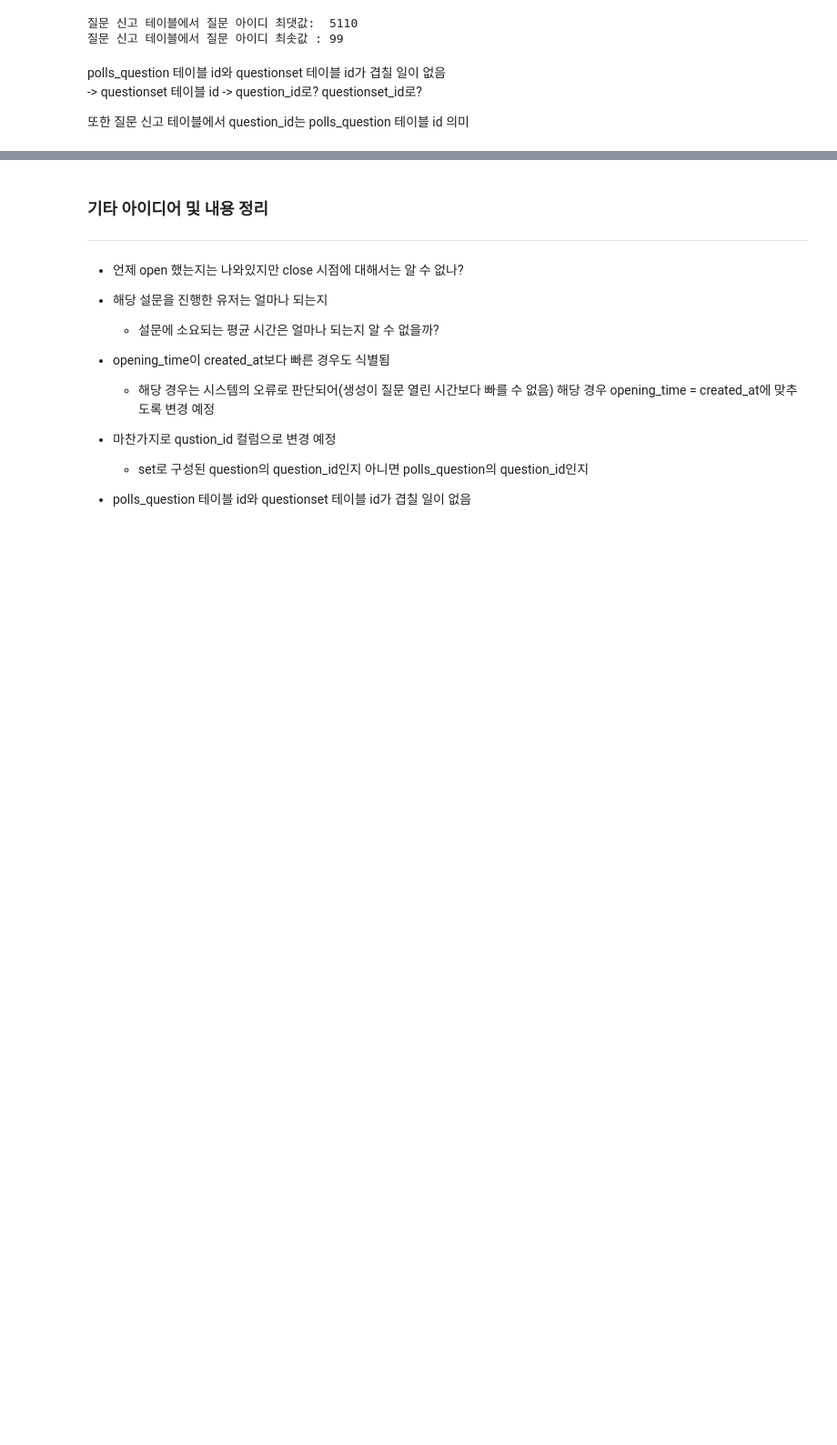
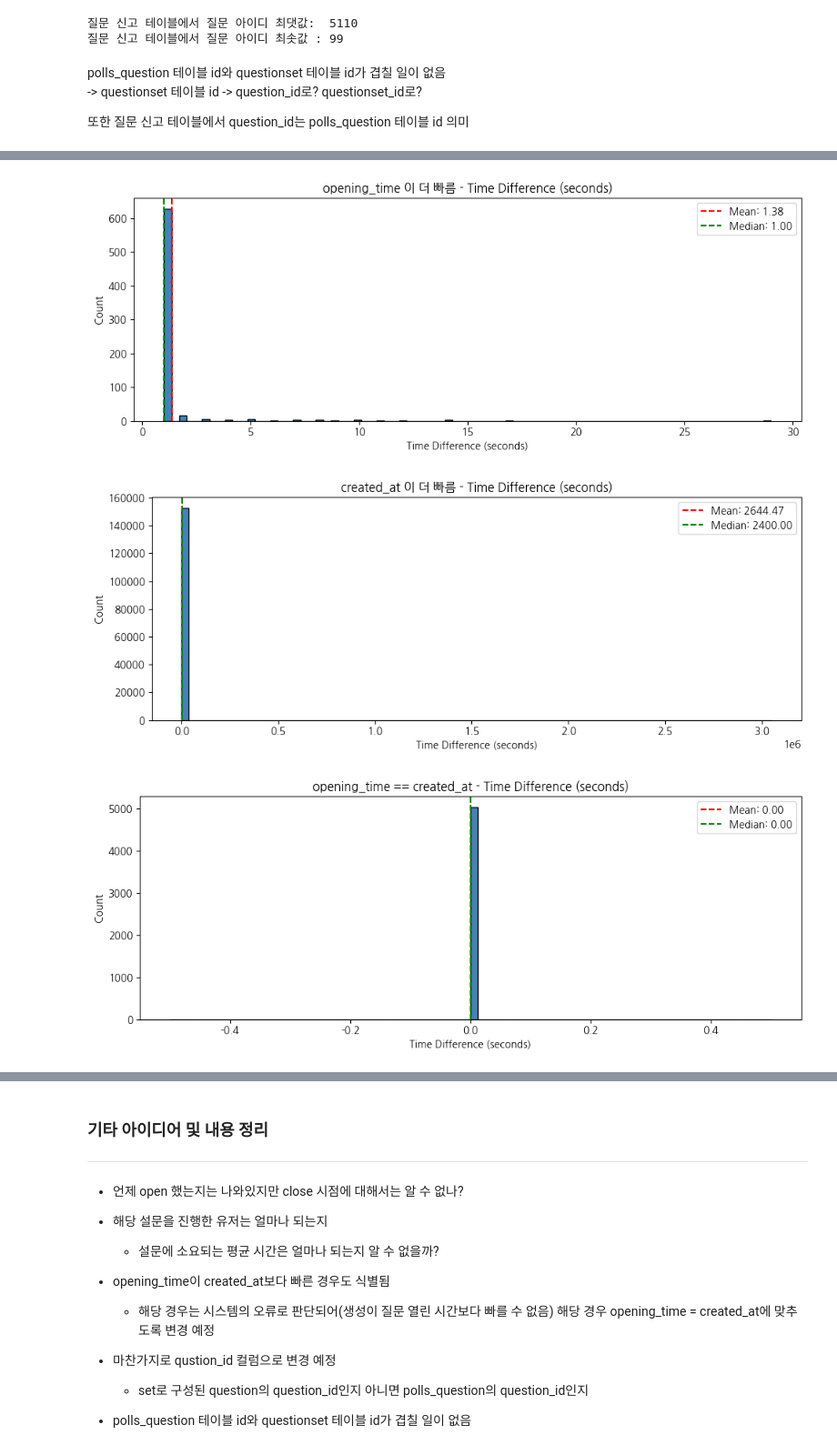
Before and after one commit to seung127/codeit_project, a Jupyter notebook: codeit-project-docker/사전작업_진행중.ipynb, the cells around one changed output, grey strips where cells are left out. Shown at 91% size. Saved outputs shown, nothing was run; the diff lists cells and outputs as text; code cells hidden in the pictures; blank space fills up the shorter version.

```diff
--- a/codeit-project-docker/사전작업_진행중.ipynb
+++ b/codeit-project-docker/사전작업_진행중.ipynb
@@ -1997,0 +2025,32 @@ polls_question 테이블 id와 questionset 테이블 id가 겹칠 일이 없음
+# %%
+# 사본 생성 및 time_diff 계산
+open_is_fast = open_is_fast.copy()
+create_is_fast = create_is_fast.copy()
+df_polls_questionset = df_polls_questionset.copy()
+
+open_is_fast["time_diff"] = open_is_fast["created_at"] - open_is_fast["opening_time"]
+create_is_fast["time_diff"] = create_is_fast["opening_time"] - create_is_fast["created_at"]
+df_polls_questionset["time_diff"] = df_polls_questionset["opening_time"] - df_polls_questionset["created_at"]
+
+# created_at == opening_time인 경우 필터링 + time_diff 추가
+same_open_create = df_polls_questionset[df_polls_questionset["time_diff"] == pd.to_timedelta(0)].copy()
+same_open_create["time_diff"] = pd.to_timedelta(0)
+
+# 결과 출력
+print(f'''
+opening_time이 더 빠른 경우 :
+time_diff 의 평균 : {open_is_fast["time_diff"].mean()}
+time_diff 의 중앙값 : {open_is_fast["time_diff"].median()}
+
+created_at이 더 빠른 경우 :
+time_diff 의 평균 : {create_is_fast["time_diff"].mean()}
+time_diff 의 중앙값 : {create_is_fast["time_diff"].median()}
+
+opening_time과 created_at이 같은 경우 :
+time_diff 의 평균 : {same_open_create["time_diff"].mean()}
+time_diff 의 중앙값 : {same_open_create["time_diff"].median()}
+
+원본 데이터의 경우:
+time_diff 의 평균 : {df_polls_questionset["time_diff"].mean()}
+time_diff 의 중앙값 : {df_polls_questionset["time_diff"].median()}
+''')
@@ -1997,0 +2200,15 @@ polls_question 테이블 id와 questionset 테이블 id가 겹칠 일이 없음
+# %%
+plot_time_diff_distributions(
+    open_is_fast,
+    create_is_fast,
+    same_open_create,
+    df_polls_questionset,
+    unit='seconds',   # or 'seconds', 'hours'
+    bins=80,
+    # limit=120,        # 0~120분까지만 보여줌
+    log_scale=False   # 로그 스케일 비활성화
+)
+# %% [output]
+[figure, added]
+[figure, added]
+[figure, added]
```
Also changed, not shown: parts of 20 cells of this notebook.
